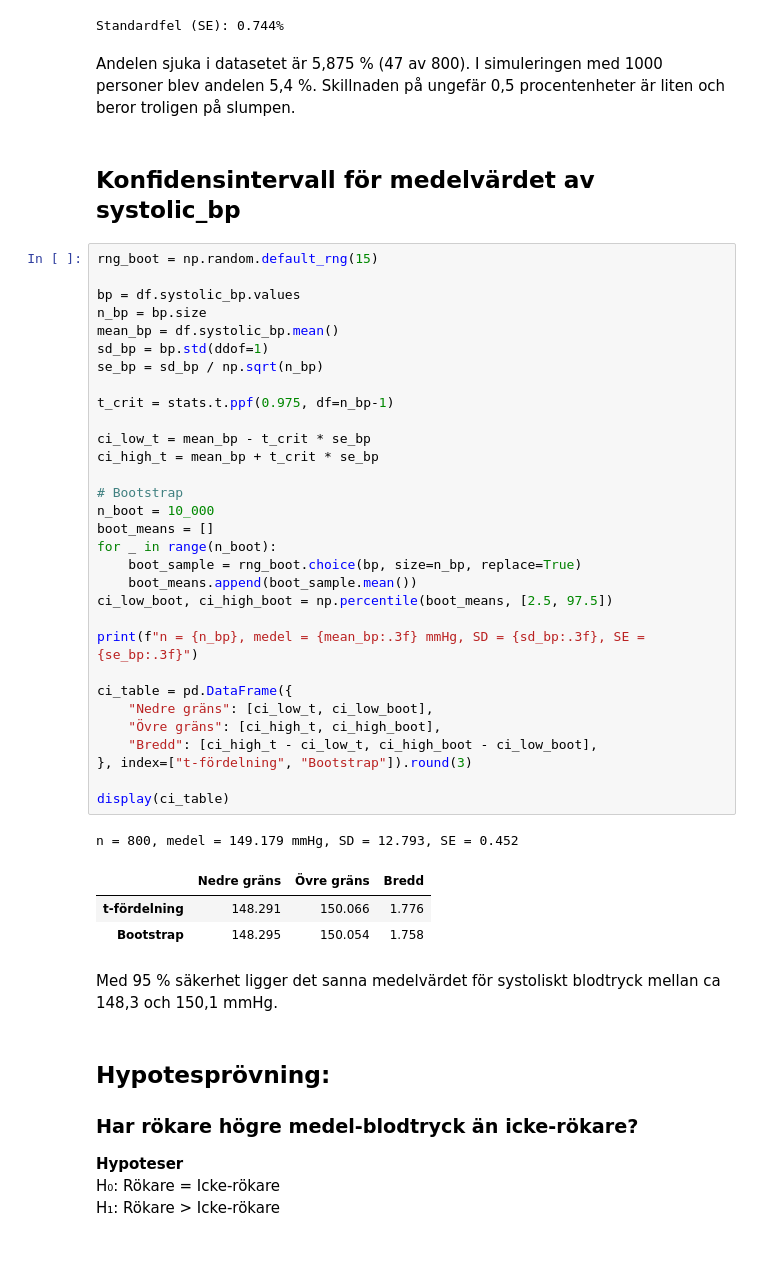
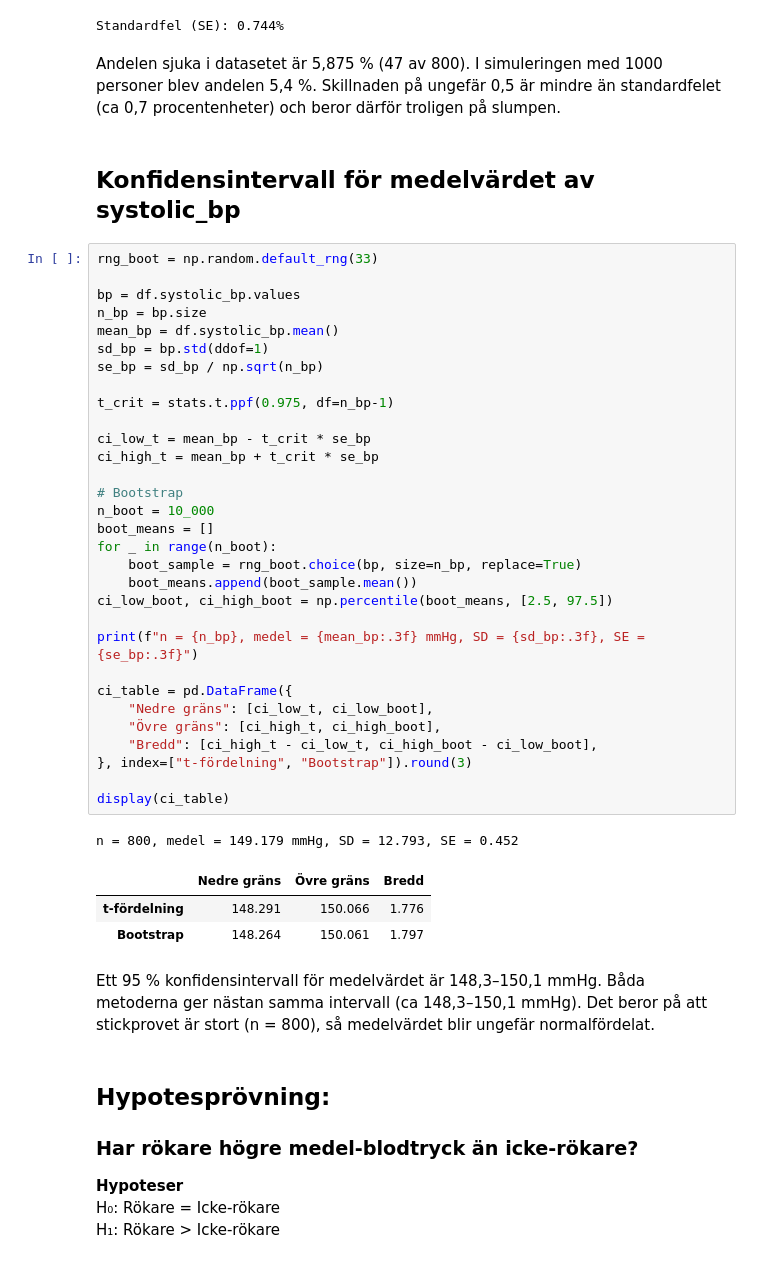
Before and after one commit to Jujbraga/halsostudie, a Jupyter notebook: report.ipynb, the cells around one changed output. Drawn from its saved outputs; the diff is of its cells as text.

```diff
--- a/report.ipynb
+++ b/report.ipynb
@@ -166,47 +166,48 @@ Andelen personer med sjukdomen: 0.05875 (5.875%)
 | Simulering | 1000 | 54 | 5.400% |
 Standardfel (SE): 0.744%
 # %% [markdown]
-Andelen sjuka i datasetet är 5,875 % (47 av 800). I simuleringen med 1000 personer blev andelen 5,4 %. Skillnaden på ungefär 0,5 procentenheter är liten och beror troligen på slumpen.
+Andelen sjuka i datasetet är 5,875 % (47 av 800). I simuleringen med 1000 personer blev andelen 5,4 %. Skillnaden på ungefär 0,5 är mindre än standardfelet (ca 0,7 procentenheter) och beror därför troligen på slumpen.
 # %% [markdown]
 ## Konfidensintervall för medelvärdet av systolic_bp
 # %%
-rng_boot = np.random.default_rng(15)
+rng_boot = np.random.default_rng(33)
 
 bp = df.systolic_bp.values
 n_bp = bp.size
 mean_bp = df.systolic_bp.mean()
 sd_bp = bp.std(ddof=1)
 se_bp = sd_bp / np.sqrt(n_bp)
 
 t_crit = stats.t.ppf(0.975, df=n_bp-1)
 
 ci_low_t = mean_bp - t_crit * se_bp
 ci_high_t = mean_bp + t_crit * se_bp
 
 # Bootstrap
 n_boot = 10_000
 boot_means = []
 for _ in range(n_boot):
     boot_sample = rng_boot.choice(bp, size=n_bp, replace=True)
     boot_means.append(boot_sample.mean())
 ci_low_boot, ci_high_boot = np.percentile(boot_means, [2.5, 97.5])
 
 print(f"n = {n_bp}, medel = {mean_bp:.3f} mmHg, SD = {sd_bp:.3f}, SE = {se_bp:.3f}")
 
 ci_table = pd.DataFrame({
     "Nedre gräns": [ci_low_t, ci_low_boot],
     "Övre gräns": [ci_high_t, ci_high_boot],
     "Bredd": [ci_high_t - ci_low_t, ci_high_boot - ci_low_boot],
 }, index=["t-fördelning", "Bootstrap"]).round(3)
 
 display(ci_table)
 # %% [output]
 n = 800, medel = 149.179 mmHg, SD = 12.793, SE = 0.452
 |  | Nedre gräns | Övre gräns | Bredd |
 | t-fördelning | 148.291 | 150.066 | 1.776 |
-| Bootstrap | 148.295 | 150.054 | 1.758 |
+| Bootstrap | 148.264 | 150.061 | 1.797 |
 # %% [markdown]
-Med 95 % säkerhet ligger det sanna medelvärdet för systoliskt blodtryck mellan ca 148,3 och 150,1 mmHg.
+Ett 95 % konfidensintervall för medelvärdet är 148,3–150,1 mmHg.
+Båda metoderna ger nästan samma intervall (ca 148,3–150,1 mmHg). Det beror på att stickprovet är stort (n = 800), så medelvärdet blir ungefär normalfördelat.
 # %% [markdown]
 ## Hypotesprövning:
 
```
Also changed, not shown: parts of 6 cells of this notebook.
